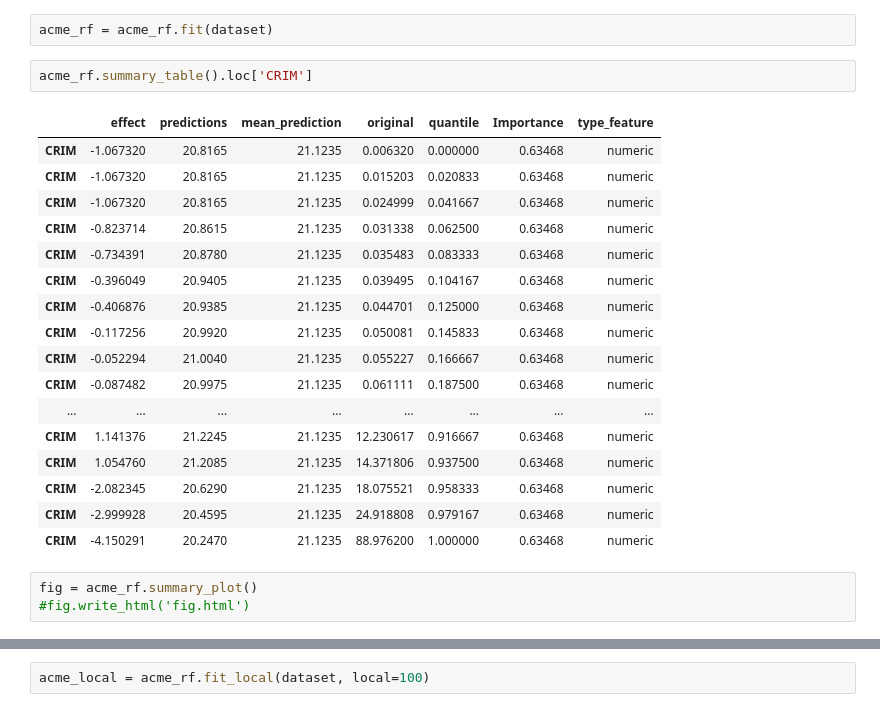
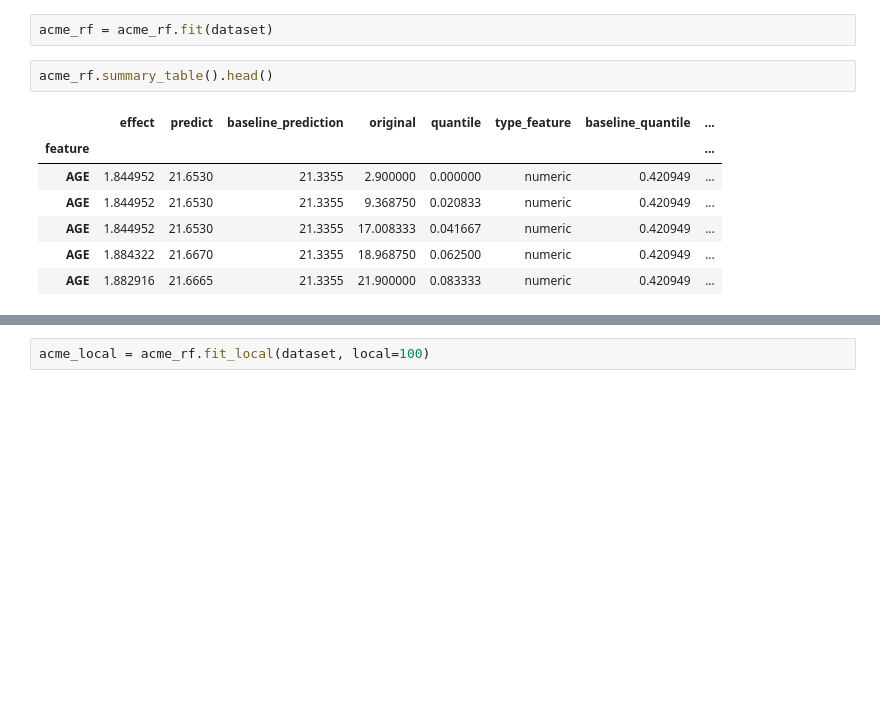
Before and after one commit to dandolodavid/ACME, a Jupyter notebook: notebook/ACME regression.ipynb, the cells around one changed output, grey strips where cells are left out. Drawn from its saved outputs; the diff is of its cells as text; blank space fills up the shorter version.

Commit message:
acme second version beta

```diff
--- a/notebook/ACME regression.ipynb
+++ b/notebook/ACME regression.ipynb
@@ -25,25 +25,12 @@ acme_rf = ACME(rf,'target',cat_features=['CHAS'], K=50)
 # %%
 acme_rf = acme_rf.fit(dataset)
 # %%
-acme_rf.summary_table().loc['CRIM']
+acme_rf.summary_table().head()
 # %% [output]
-|  | effect | predictions | mean_prediction | original | quantile | Importance | type_feature |
-| CRIM | -1.067320 | 20.8165 | 21.1235 | 0.006320 | 0.000000 | 0.63468 | numeric |
-| CRIM | -1.067320 | 20.8165 | 21.1235 | 0.015203 | 0.020833 | 0.63468 | numeric |
-| CRIM | -1.067320 | 20.8165 | 21.1235 | 0.024999 | 0.041667 | 0.63468 | numeric |
-| CRIM | -0.823714 | 20.8615 | 21.1235 | 0.031338 | 0.062500 | 0.63468 | numeric |
-| CRIM | -0.734391 | 20.8780 | 21.1235 | 0.035483 | 0.083333 | 0.63468 | numeric |
-| CRIM | -0.396049 | 20.9405 | 21.1235 | 0.039495 | 0.104167 | 0.63468 | numeric |
-| CRIM | -0.406876 | 20.9385 | 21.1235 | 0.044701 | 0.125000 | 0.63468 | numeric |
-| CRIM | -0.117256 | 20.9920 | 21.1235 | 0.050081 | 0.145833 | 0.63468 | numeric |
-| CRIM | -0.052294 | 21.0040 | 21.1235 | 0.055227 | 0.166667 | 0.63468 | numeric |
-| CRIM | -0.087482 | 20.9975 | 21.1235 | 0.061111 | 0.187500 | 0.63468 | numeric |
-| ... | ... | ... | ... | ... | ... | ... | ... |
-| CRIM | 1.141376 | 21.2245 | 21.1235 | 12.230617 | 0.916667 | 0.63468 | numeric |
-| CRIM | 1.054760 | 21.2085 | 21.1235 | 14.371806 | 0.937500 | 0.63468 | numeric |
-| CRIM | -2.082345 | 20.6290 | 21.1235 | 18.075521 | 0.958333 | 0.63468 | numeric |
-| CRIM | -2.999928 | 20.4595 | 21.1235 | 24.918808 | 0.979167 | 0.63468 | numeric |
-| CRIM | -4.150291 | 20.2470 | 21.1235 | 88.976200 | 1.000000 | 0.63468 | numeric |
+|  | effect | predict | baseline_prediction | original | quantile | type_feature | baseline_quantile | ... |
+| feature |  |  |  |  |  |  |  | ... |
+| AGE | 1.844952 | 21.6530 | 21.3355 | 2.900000 | 0.000000 | numeric | 0.420949 | ... |
+| AGE | 1.844952 | 21.6530 | 21.3355 | 9.368750 | 0.020833 | numeric | 0.420949 | ... |
+| AGE | 1.844952 | 21.6530 | 21.3355 | 17.008333 | 0.041667 | numeric | 0.420949 | ... |
+| AGE | 1.884322 | 21.6670 | 21.3355 | 18.968750 | 0.062500 | numeric | 0.420949 | ... |
+| AGE | 1.882916 | 21.6665 | 21.3355 | 21.900000 | 0.083333 | numeric | 0.420949 | ... |
-# %%
-fig = acme_rf.summary_plot()
-#fig.write_html('fig.html')
```
Also changed, not shown: parts of 13 cells of this notebook, 12 other files.
